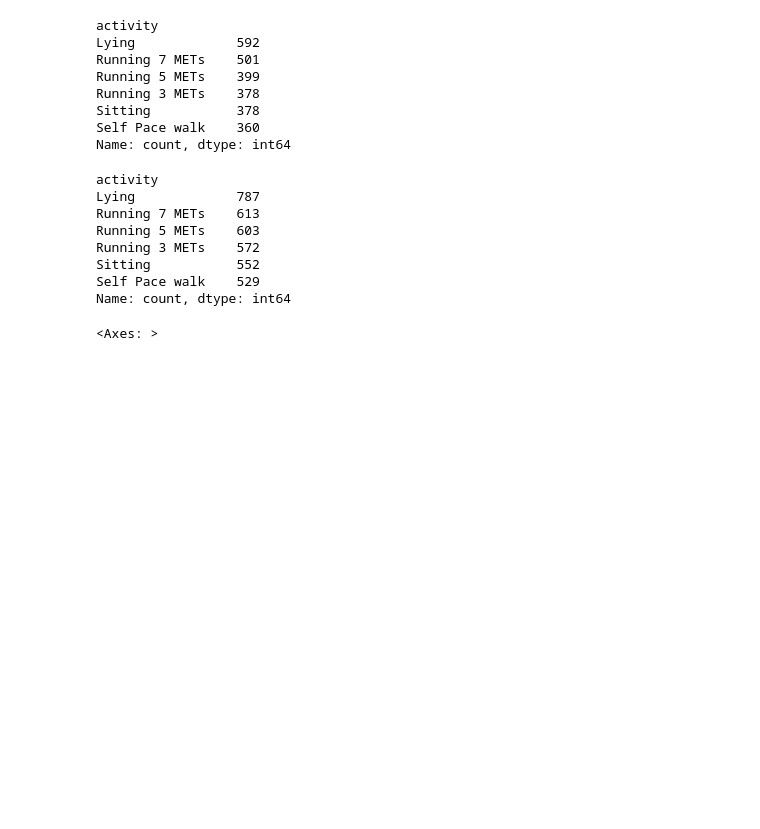
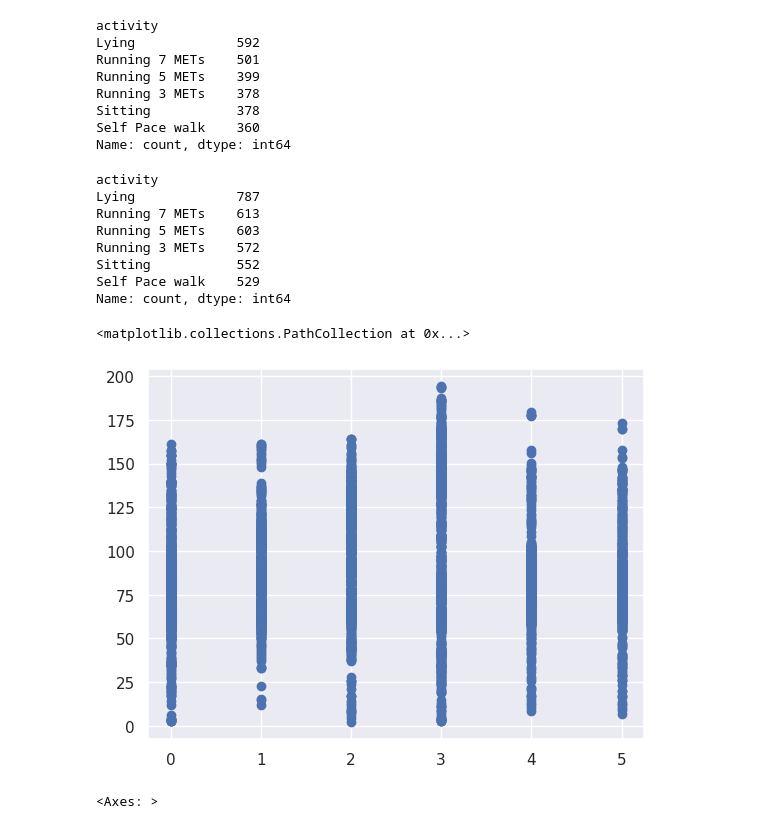
Before and after one commit to bernadetti0/predicting_activity, a Jupyter notebook: notebooks/Data_Analysis.ipynb, the cells around one changed output. Cells and saved outputs as stored; diff of their text form; code cells hidden in the pictures; blank space fills up the shorter version.

```diff
--- a/notebooks/Data_Analysis.ipynb
+++ b/notebooks/Data_Analysis.ipynb
@@ -213,6 +213,12 @@ Running 3 METs    572
 Sitting           552
 Self Pace walk    529
 Name: count, dtype: int64
+# %%
+
+plt.scatter(df1.activity, df1.hear_rate)
+# %% [output]
+<matplotlib.collections.PathCollection at 0x...>
+[figure, added]
 # %%
 df_num= df1.select_dtypes(include="number")
 # %%
```
Also changed, not shown: parts of 1 cell of this notebook.
